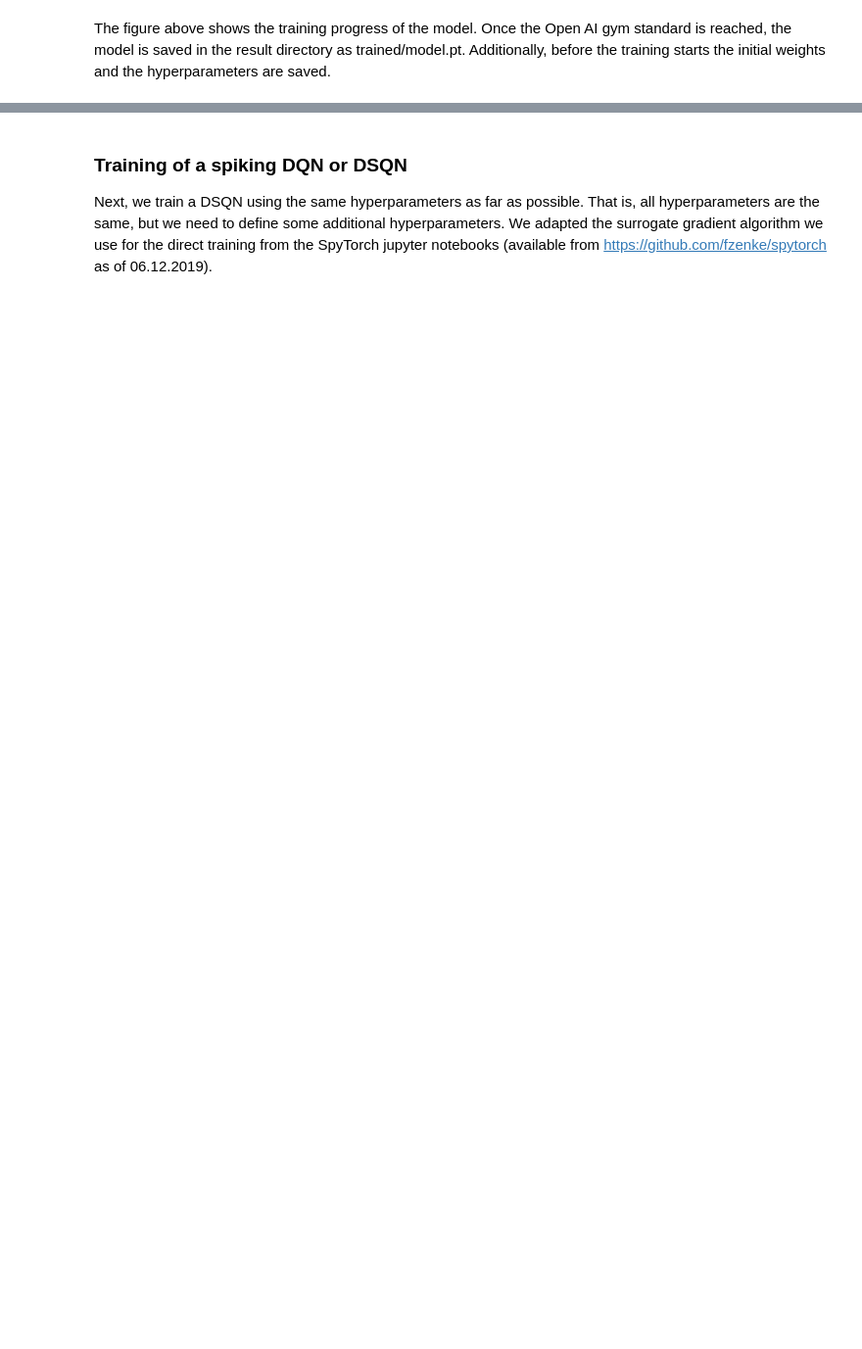
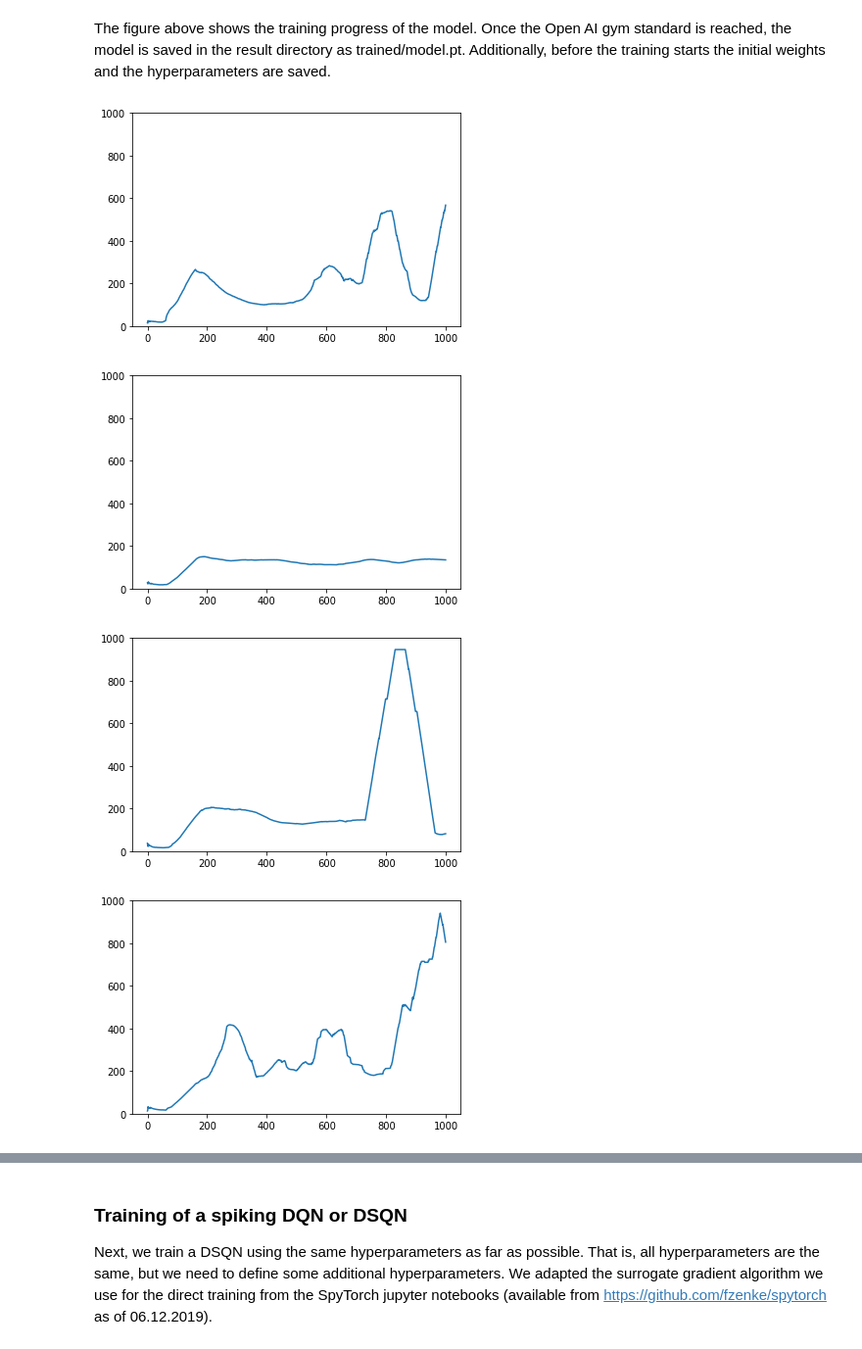
Before and after one commit to mahmoudakl/Deep-Spiking-Q-Networks, a Jupyter notebook: Experiments/CartPole/1-DQN-Training.ipynb, the cells around one changed output, grey strips where cells are left out. Shown at 98% size. Saved outputs shown, nothing was run; the diff lists cells and outputs as text; code cells hidden in the pictures; blank space fills up the shorter version.

```diff
--- a/Experiments/CartPole/1-DQN-Training.ipynb
+++ b/Experiments/CartPole/1-DQN-Training.ipynb
@@ -42,13 +33,14 @@ We start with setting up the result directory.
 # %%
 # Create Results Directory
 dirs = os.listdir('.')
-if not any('result' in d for d in dirs):
+if not any('result' in d and 'DQN' in d for d in dirs):
     result_id = 1
 else:
-    results = [d for d in dirs if 'result' in d]
+    results = [d for d in dirs if 'result' in d and 'DQN' in d]
     result_id = len(results) + 1
 
 # Get today's date and add it to the results directory
 d = date.today()
 result_dir = 'result_' + str(result_id) + '_DQN_{}'.format(str(d.year) + str(d.month) + str(d.day))
 os.mkdir(result_dir)
+print('Created Directory {} to store the results in'.format(result_dir))
@@ -119,17 +96,13 @@ We now train the agent with the specified hyperparameters using the function fro
 # %%
-smoothed_scores_all = []
-torch_seeds = [829, 861, 632, 130, 743]
-random_seeds = [440, 791, 721, 563, 950]
-gym_seeds = [127, 691, 157, 534, 217]
+smoothed_scores_dqn_all = []
+
 for i_run in range(n_runs):
-    #torch_seed = random.randint(0, 1000)
     torch_seed = torch_seeds[i_run]
+    random_seed = random_seeds[i_run]
+    gym_seed = gym_seeds[i_run]
+
     torch.manual_seed(torch_seed)
-    #random_seed = random.randint(0, 1000)
-    random_seed = random_seeds[i_run]
     random.seed(random_seed)
-    #gym_seed = random.randint(0, 1000)
-    gym_seed = gym_seeds[i_run]
 
     policy_net = FullyConnected(architecture).to(device)
     target_net = FullyConnected(architecture).to(device)
@@ -151,5 +124,5 @@ for i_run in range(n_runs):
     np.save(result_dir + '/smoothed_scores_{}'.format(i_run), smoothed_scores)
 
     # save smoothed scores in list to plot later
-    smoothed_scores_all.append(smoothed_scores)
+    smoothed_scores_dqn_all.append(smoothed_scores)
 # %% [output]
@@ -212,7 +196,14 @@ The figure above shows the training progress of the model. Once the Open AI gym
 in the result directory as trained/model.pt. Additionally, before the training starts the initial weights and the hyperparameters are saved.
 # %%
 # Plot scores of individual runs
-for i in range(len(smoothed_scores_all)):
+for i in range(len(smoothed_scores_dqn_all)):
     fig = plt.figure()
-    plt.plot(smoothed_scores_all[i])
+    plt.plot(smoothed_scores_dqn_all[i])
     plt.ylim(0, 1000)
+    plt.savefig(result_dir + '/training_{}.png'.format(i), dpi=1000)
+    plt.show()
+# %% [output]
+[figure, added]
+[figure, added]
+[figure, added]
+[figure, added]
```
Also changed, not shown: parts of 20 cells of this notebook, 1 other file.
